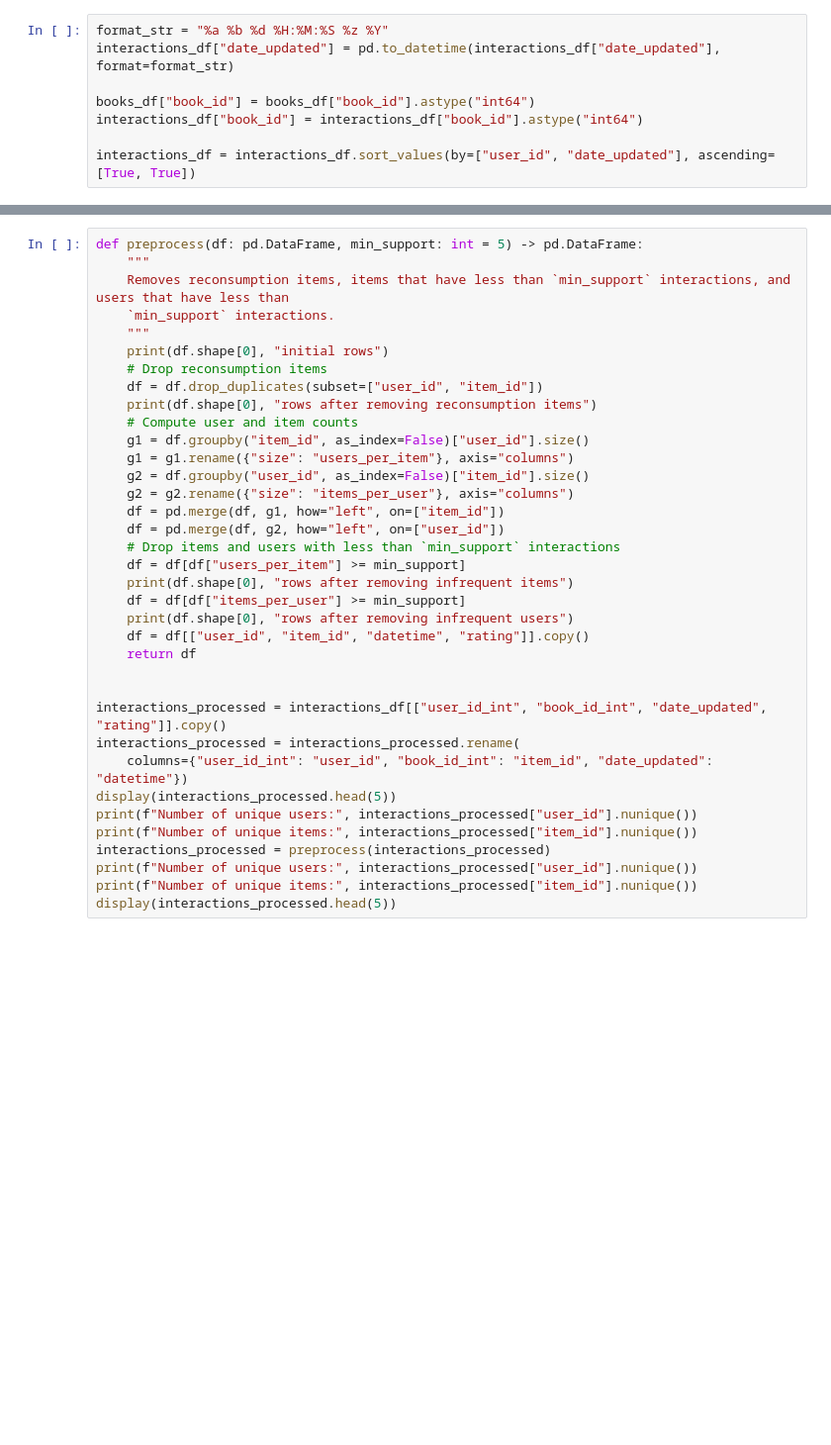
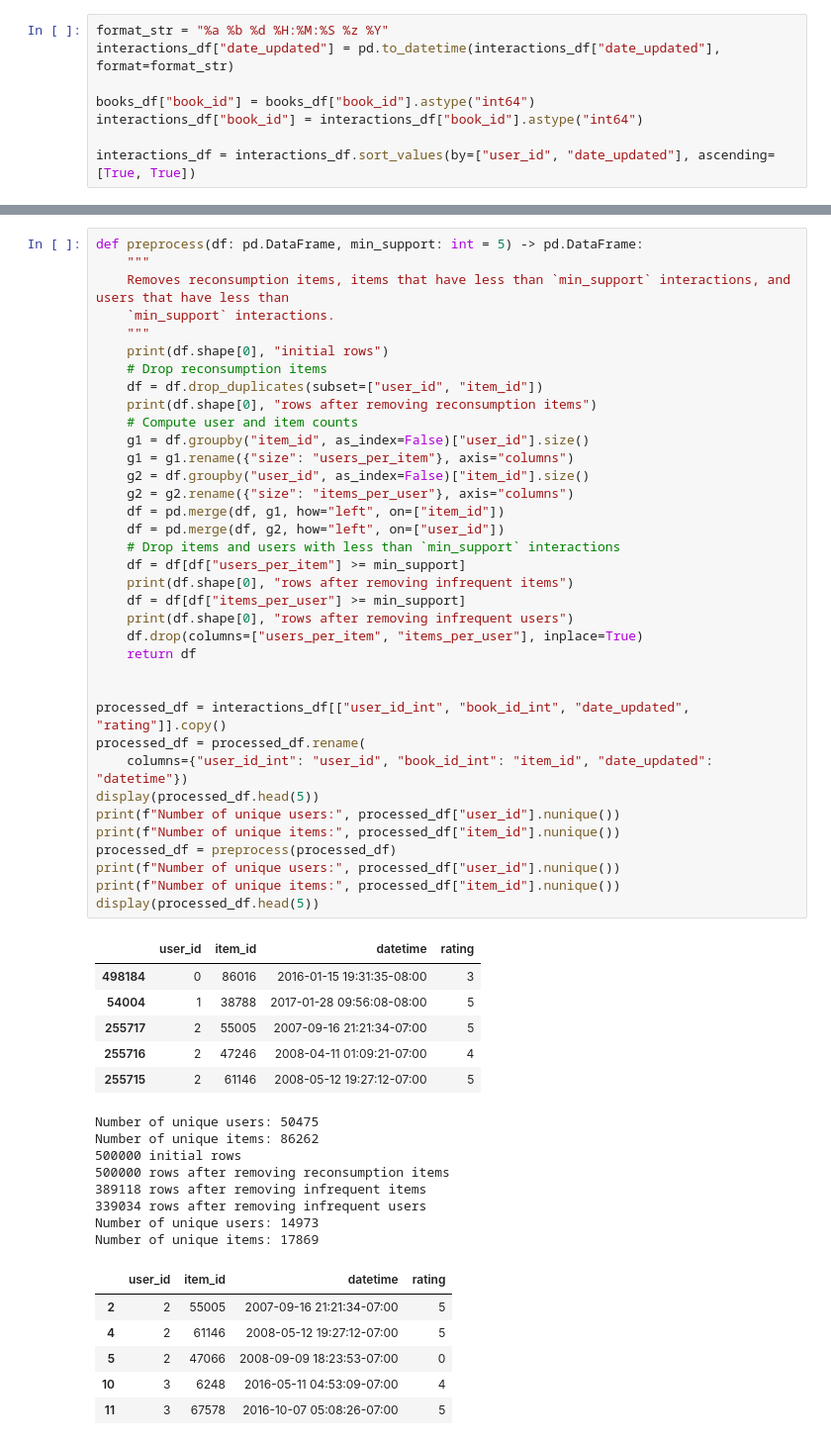
Before and after one commit to JulesDesmet/rbm_recommender, a Jupyter notebook: main.ipynb, the cells around one changed output, grey strips where cells are left out. Shown at 99% size. Cells and saved outputs as stored; diff of their text form; blank space fills up the shorter version.

```diff
--- a/main.ipynb
+++ b/main.ipynb
@@ -155,39 +186,60 @@ NameError: name 'ratings_df' is not defined
 # %%
 def preprocess(df: pd.DataFrame, min_support: int = 5) -> pd.DataFrame:
     """
     Removes reconsumption items, items that have less than `min_support` interactions, and users that have less than
     `min_support` interactions.
     """
     print(df.shape[0], "initial rows")
     # Drop reconsumption items
     df = df.drop_duplicates(subset=["user_id", "item_id"])
     print(df.shape[0], "rows after removing reconsumption items")
     # Compute user and item counts
     g1 = df.groupby("item_id", as_index=False)["user_id"].size()
     g1 = g1.rename({"size": "users_per_item"}, axis="columns")
     g2 = df.groupby("user_id", as_index=False)["item_id"].size()
     g2 = g2.rename({"size": "items_per_user"}, axis="columns")
     df = pd.merge(df, g1, how="left", on=["item_id"])
     df = pd.merge(df, g2, how="left", on=["user_id"])
     # Drop items and users with less than `min_support` interactions
     df = df[df["users_per_item"] >= min_support]
     print(df.shape[0], "rows after removing infrequent items")
     df = df[df["items_per_user"] >= min_support]
     print(df.shape[0], "rows after removing infrequent users")
-    df = df[["user_id", "item_id", "datetime", "rating"]].copy()
+    df.drop(columns=["users_per_item", "items_per_user"], inplace=True)
     return df
 
 
-interactions_processed = interactions_df[["user_id_int", "book_id_int", "date_updated", "rating"]].copy()
-interactions_processed = interactions_processed.rename(
+processed_df = interactions_df[["user_id_int", "book_id_int", "date_updated", "rating"]].copy()
+processed_df = processed_df.rename(
     columns={"user_id_int": "user_id", "book_id_int": "item_id", "date_updated": "datetime"})
-display(interactions_processed.head(5))
-print(f"Number of unique users:", interactions_processed["user_id"].nunique())
-print(f"Number of unique items:", interactions_processed["item_id"].nunique())
-interactions_processed = preprocess(interactions_processed)
-print(f"Number of unique users:", interactions_processed["user_id"].nunique())
-print(f"Number of unique items:", interactions_processed["item_id"].nunique())
-display(interactions_processed.head(5))
+display(processed_df.head(5))
+print(f"Number of unique users:", processed_df["user_id"].nunique())
+print(f"Number of unique items:", processed_df["item_id"].nunique())
+processed_df = preprocess(processed_df)
+print(f"Number of unique users:", processed_df["user_id"].nunique())
+print(f"Number of unique items:", processed_df["item_id"].nunique())
+display(processed_df.head(5))
+# %% [output]
+|  | user_id | item_id | datetime | rating |
+| 498184 | 0 | 86016 | 2016-01-15 19:31:35-08:00 | 3 |
+| 54004 | 1 | 38788 | 2017-01-28 09:56:08-08:00 | 5 |
+| 255717 | 2 | 55005 | 2007-09-16 21:21:34-07:00 | 5 |
+| 255716 | 2 | 47246 | 2008-04-11 01:09:21-07:00 | 4 |
+| 255715 | 2 | 61146 | 2008-05-12 19:27:12-07:00 | 5 |
+Number of unique users: 50475
+Number of unique items: 86262
+500000 initial rows
+500000 rows after removing reconsumption items
+389118 rows after removing infrequent items
+339034 rows after removing infrequent users
+Number of unique users: 14973
+Number of unique items: 17869
+|  | user_id | item_id | datetime | rating |
+| 2 | 2 | 55005 | 2007-09-16 21:21:34-07:00 | 5 |
+| 4 | 2 | 61146 | 2008-05-12 19:27:12-07:00 | 5 |
+| 5 | 2 | 47066 | 2008-09-09 18:23:53-07:00 | 0 |
+| 10 | 3 | 6248 | 2016-05-11 04:53:09-07:00 | 4 |
+| 11 | 3 | 67578 | 2016-10-07 05:08:26-07:00 | 5 |
 # %%
 def split(items: list[int], percentage_train: float) -> pd.Series:
     nr_train_items = int(len(items) * percentage_train)
```
Also changed, not shown: parts of 7 cells of this notebook.
